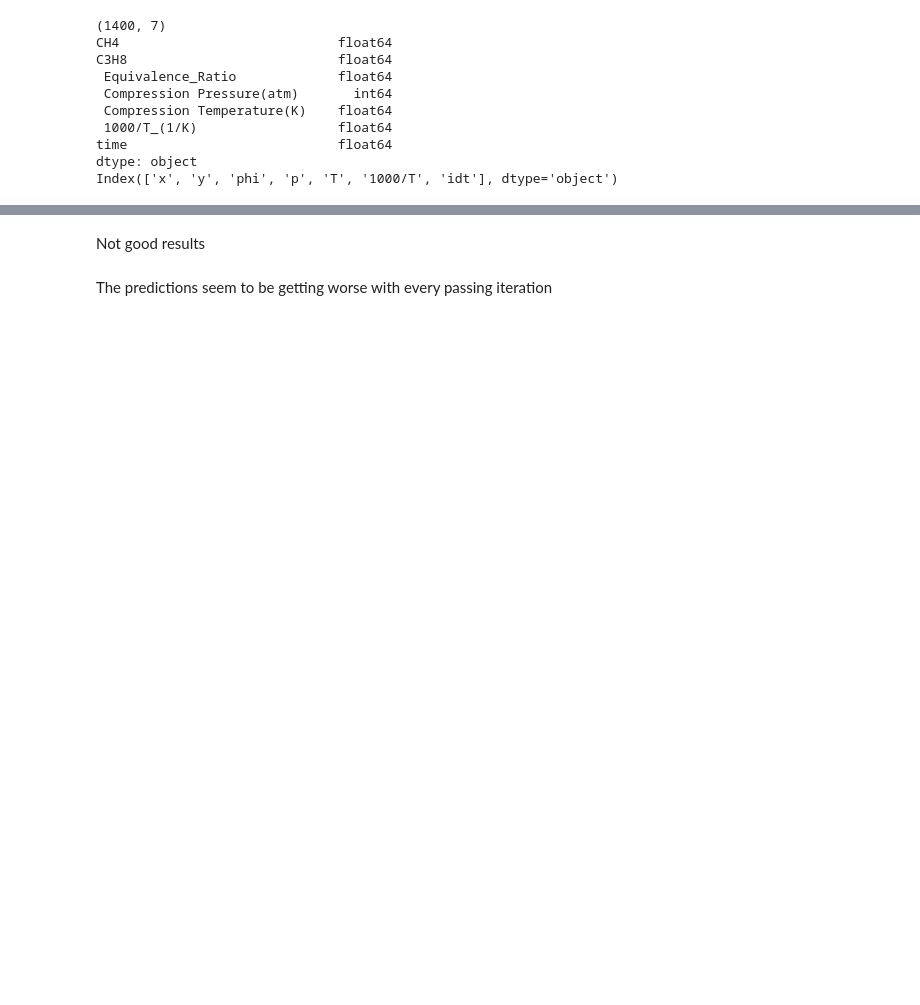
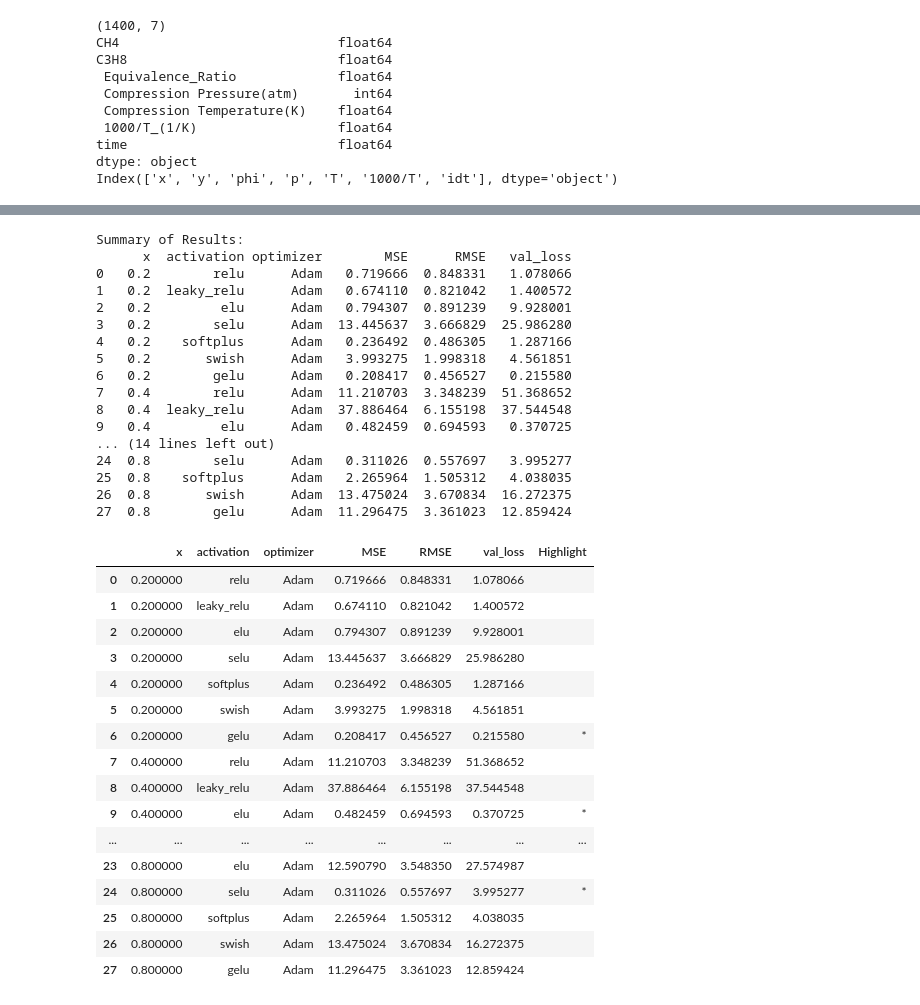
Before and after one commit to rushil1510/BTP, a Jupyter notebook: BTP_code.ipynb, the cells around one changed output, grey strips where cells are left out. Saved outputs shown, nothing was run; the diff lists cells and outputs as text; code cells hidden in the pictures; blank space fills up the shorter version.

```diff
--- a/BTP_code.ipynb
+++ b/BTP_code.ipynb
@@ -393,5 +299,47 @@ Results for x=0.2 with activation=swish:
 ... (44 outputs left out)
-# %% [markdown]
-Not good results
-# %% [markdown]
-The predictions seem to be getting worse with every passing iteration
+# %%
+print("Summary of Results:")
+print(results)
+
+# Find the rows with the lowest MSE for each x value
+min_mse_indices = results.groupby('x')['MSE'].idxmin()
+highlighted_results = results.copy()
+highlighted_results['Highlight'] = ['*' if idx in min_mse_indices.values else '' for idx in results.index]
+
+# Display the highlighted results
+highlighted_results.style.apply(lambda x: ['background-color: yellow' if x.name in min_mse_indices.values else '' for _ in x], axis=1)
+# %% [output]
+Summary of Results:
+      x  activation optimizer        MSE      RMSE   val_loss
+0   0.2        relu      Adam   0.719666  0.848331   1.078066
+1   0.2  leaky_relu      Adam   0.674110  0.821042   1.400572
+2   0.2         elu      Adam   0.794307  0.891239   9.928001
+3   0.2        selu      Adam  13.445637  3.666829  25.986280
+4   0.2    softplus      Adam   0.236492  0.486305   1.287166
+5   0.2       swish      Adam   3.993275  1.998318   4.561851
+6   0.2        gelu      Adam   0.208417  0.456527   0.215580
+7   0.4        relu      Adam  11.210703  3.348239  51.368652
+8   0.4  leaky_relu      Adam  37.886464  6.155198  37.544548
+9   0.4         elu      Adam   0.482459  0.694593   0.370725
+... (14 lines left out)
+24  0.8        selu      Adam   0.311026  0.557697   3.995277
+25  0.8    softplus      Adam   2.265964  1.505312   4.038035
+26  0.8       swish      Adam  13.475024  3.670834  16.272375
+27  0.8        gelu      Adam  11.296475  3.361023  12.859424
+|  | x | activation | optimizer | MSE | RMSE | val_loss | Highlight |
+| 0 | 0.200000 | relu | Adam | 0.719666 | 0.848331 | 1.078066 |  |
+| 1 | 0.200000 | leaky_relu | Adam | 0.674110 | 0.821042 | 1.400572 |  |
+| 2 | 0.200000 | elu | Adam | 0.794307 | 0.891239 | 9.928001 |  |
+| 3 | 0.200000 | selu | Adam | 13.445637 | 3.666829 | 25.986280 |  |
+| 4 | 0.200000 | softplus | Adam | 0.236492 | 0.486305 | 1.287166 |  |
+| 5 | 0.200000 | swish | Adam | 3.993275 | 1.998318 | 4.561851 |  |
+| 6 | 0.200000 | gelu | Adam | 0.208417 | 0.456527 | 0.215580 | * |
+| 7 | 0.400000 | relu | Adam | 11.210703 | 3.348239 | 51.368652 |  |
+| 8 | 0.400000 | leaky_relu | Adam | 37.886464 | 6.155198 | 37.544548 |  |
+| 9 | 0.400000 | elu | Adam | 0.482459 | 0.694593 | 0.370725 | * |
+| ... | ... | ... | ... | ... | ... | ... | ... |
+| 23 | 0.800000 | elu | Adam | 12.590790 | 3.548350 | 27.574987 |  |
+| 24 | 0.800000 | selu | Adam | 0.311026 | 0.557697 | 3.995277 | * |
+| 25 | 0.800000 | softplus | Adam | 2.265964 | 1.505312 | 4.038035 |  |
+| 26 | 0.800000 | swish | Adam | 13.475024 | 3.670834 | 16.272375 |  |
+| 27 | 0.800000 | gelu | Adam | 11.296475 | 3.361023 | 12.859424 |  |
```
Also changed, not shown: parts of 20 cells of this notebook.
